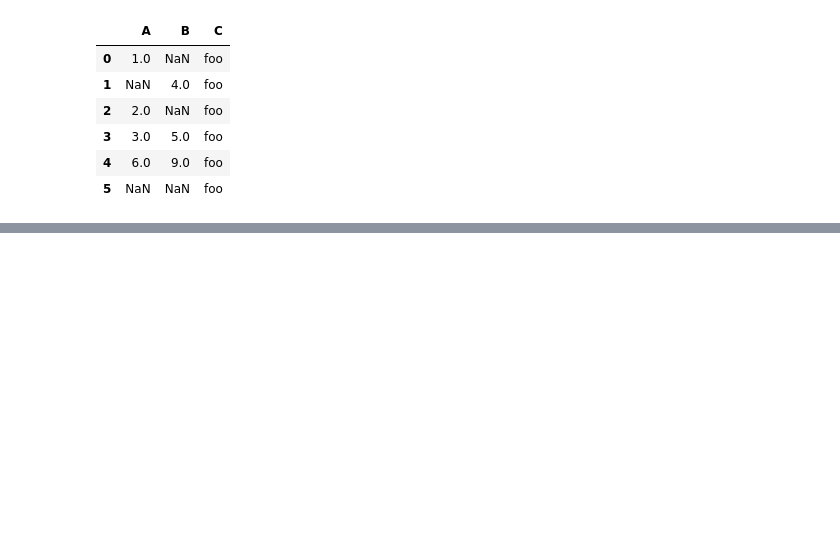
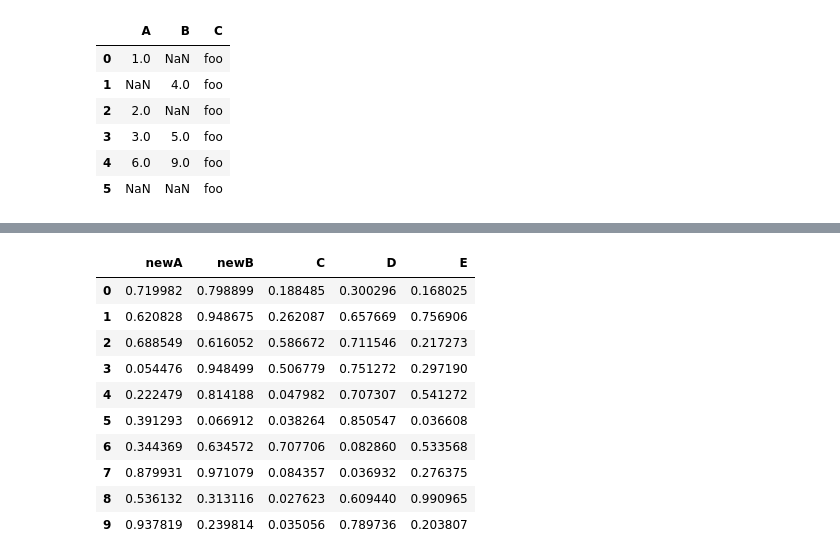
Before and after one commit to knightzz1998/ModelWhale, a Jupyter notebook: pandas/Pandas基础命令速查表.ipynb, the cells around one changed output, grey strips where cells are left out. Saved outputs shown, nothing was run; the diff lists cells and outputs as text; code cells hidden in the pictures; blank space fills up the shorter version.

```diff
--- a/pandas/Pandas基础命令速查表.ipynb
+++ b/pandas/Pandas基础命令速查表.ipynb
@@ -413,0 +508,17 @@ res
+# %%
+# 将选择的列重命名
+df = pd.DataFrame(np.random.rand(10,5), columns=list('ABCDE'))
+# 对指定的列重命名
+df.rename(columns={'A':'newA', 'B': 'newB'})
+# %% [output]
+|  | newA | newB | C | D | E |
+| 0 | 0.719982 | 0.798899 | 0.188485 | 0.300296 | 0.168025 |
+| 1 | 0.620828 | 0.948675 | 0.262087 | 0.657669 | 0.756906 |
+| 2 | 0.688549 | 0.616052 | 0.586672 | 0.711546 | 0.217273 |
+| 3 | 0.054476 | 0.948499 | 0.506779 | 0.751272 | 0.297190 |
+| 4 | 0.222479 | 0.814188 | 0.047982 | 0.707307 | 0.541272 |
+| 5 | 0.391293 | 0.066912 | 0.038264 | 0.850547 | 0.036608 |
+| 6 | 0.344369 | 0.634572 | 0.707706 | 0.082860 | 0.533568 |
+| 7 | 0.879931 | 0.971079 | 0.084357 | 0.036932 | 0.276375 |
+| 8 | 0.536132 | 0.313116 | 0.027623 | 0.609440 | 0.990965 |
+| 9 | 0.937819 | 0.239814 | 0.035056 | 0.789736 | 0.203807 |
```
Also changed, not shown: parts of 42 cells of this notebook.
